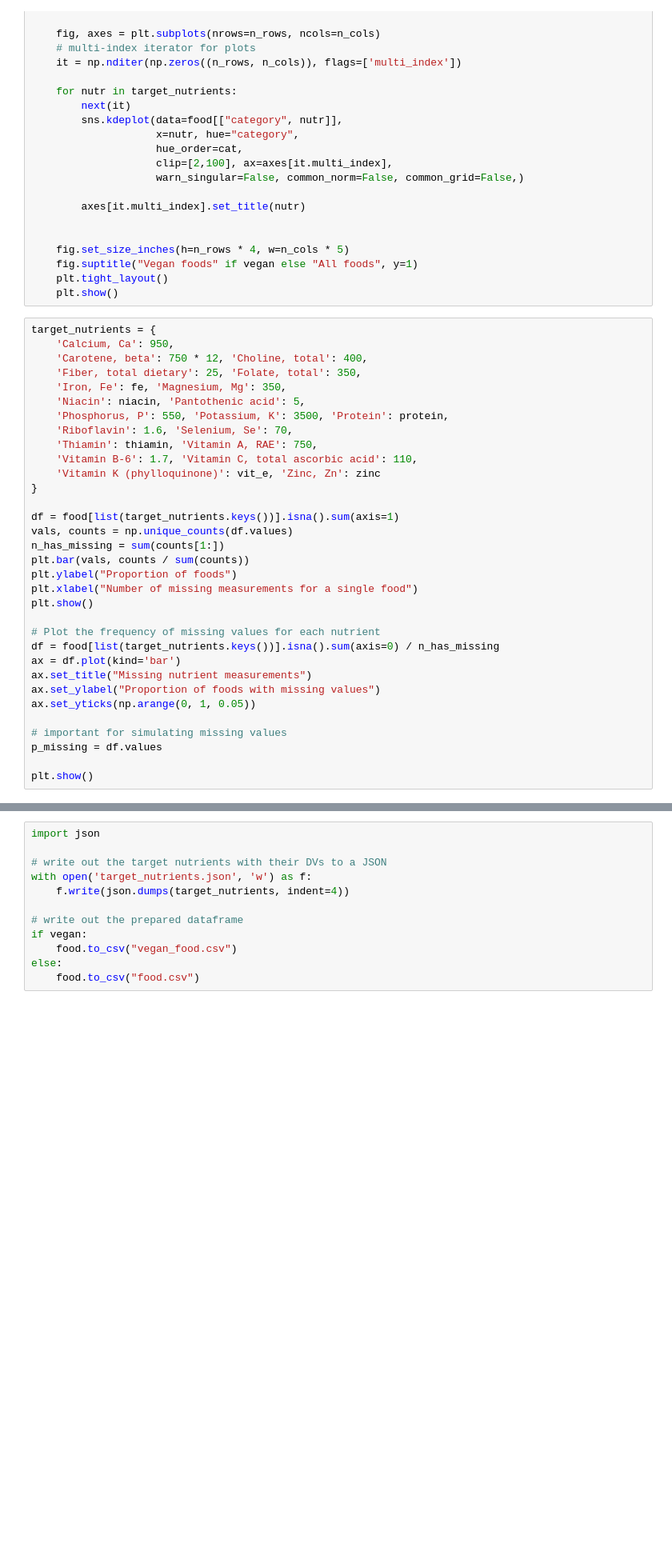
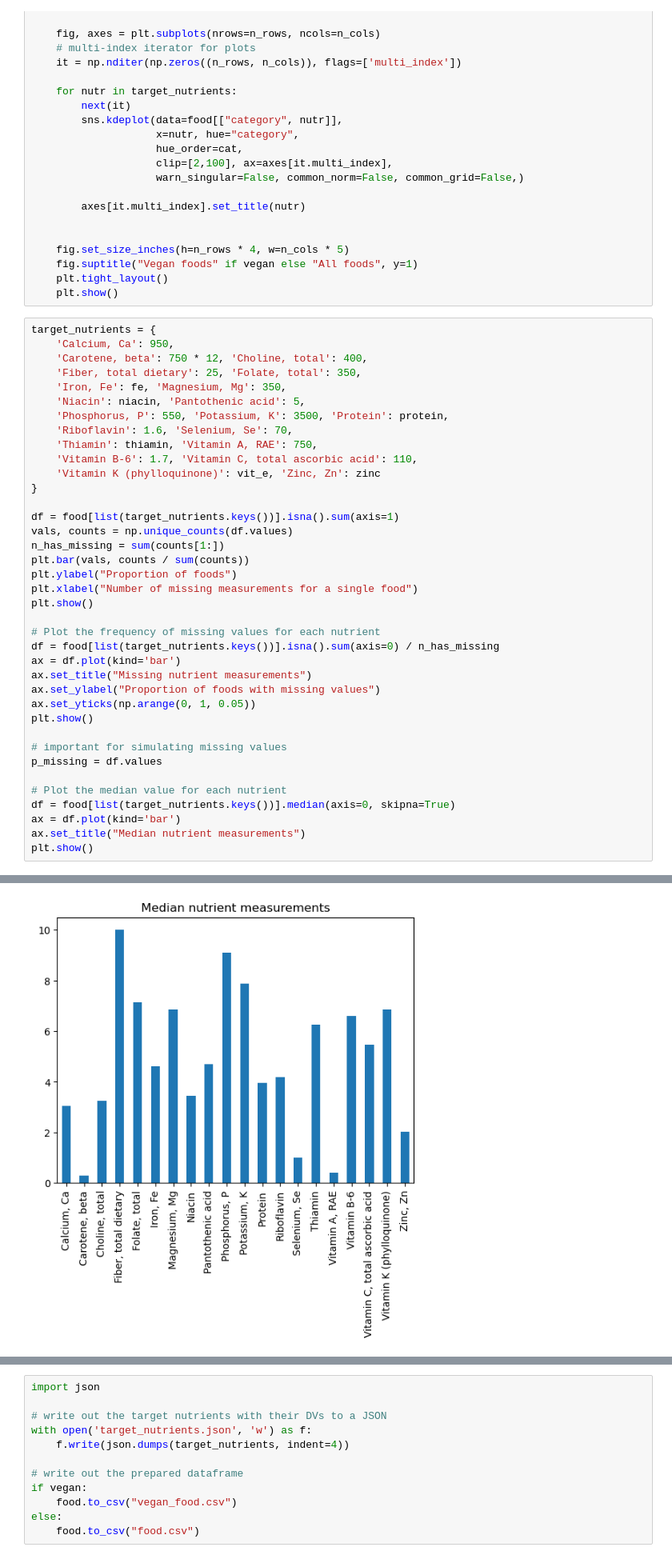
Before and after one commit to k-uu/USDA-nutrition, a Jupyter notebook: prep.ipynb, the cells around one changed output, grey strips where cells are left out. Shown at 80% size. Drawn from its saved outputs; the diff is of its cells as text; blank space fills up the shorter version.

```diff
--- a/prep.ipynb
+++ b/prep.ipynb
@@ -575,30 +575,36 @@ target_nutrients = {
     'Niacin': niacin, 'Pantothenic acid': 5,
     'Phosphorus, P': 550, 'Potassium, K': 3500, 'Protein': protein,
     'Riboflavin': 1.6, 'Selenium, Se': 70,
     'Thiamin': thiamin, 'Vitamin A, RAE': 750,
     'Vitamin B-6': 1.7, 'Vitamin C, total ascorbic acid': 110,
     'Vitamin K (phylloquinone)': vit_e, 'Zinc, Zn': zinc
 }
 
 df = food[list(target_nutrients.keys())].isna().sum(axis=1)
 vals, counts = np.unique_counts(df.values)
 n_has_missing = sum(counts[1:])
 plt.bar(vals, counts / sum(counts))
 plt.ylabel("Proportion of foods")
 plt.xlabel("Number of missing measurements for a single food")
 plt.show()
 
 # Plot the frequency of missing values for each nutrient
 df = food[list(target_nutrients.keys())].isna().sum(axis=0) / n_has_missing
 ax = df.plot(kind='bar')
 ax.set_title("Missing nutrient measurements")
 ax.set_ylabel("Proportion of foods with missing values")
 ax.set_yticks(np.arange(0, 1, 0.05))
+plt.show()
 
 # important for simulating missing values
 p_missing = df.values
 
+# Plot the median value for each nutrient
+df = food[list(target_nutrients.keys())].median(axis=0, skipna=True)
+ax = df.plot(kind='bar')
+ax.set_title("Median nutrient measurements")
 plt.show()
 # %% [output]
 [figure]
 [figure]
+[figure, added]
```
Also changed, not shown: parts of 3 cells of this notebook, 1 other file.
